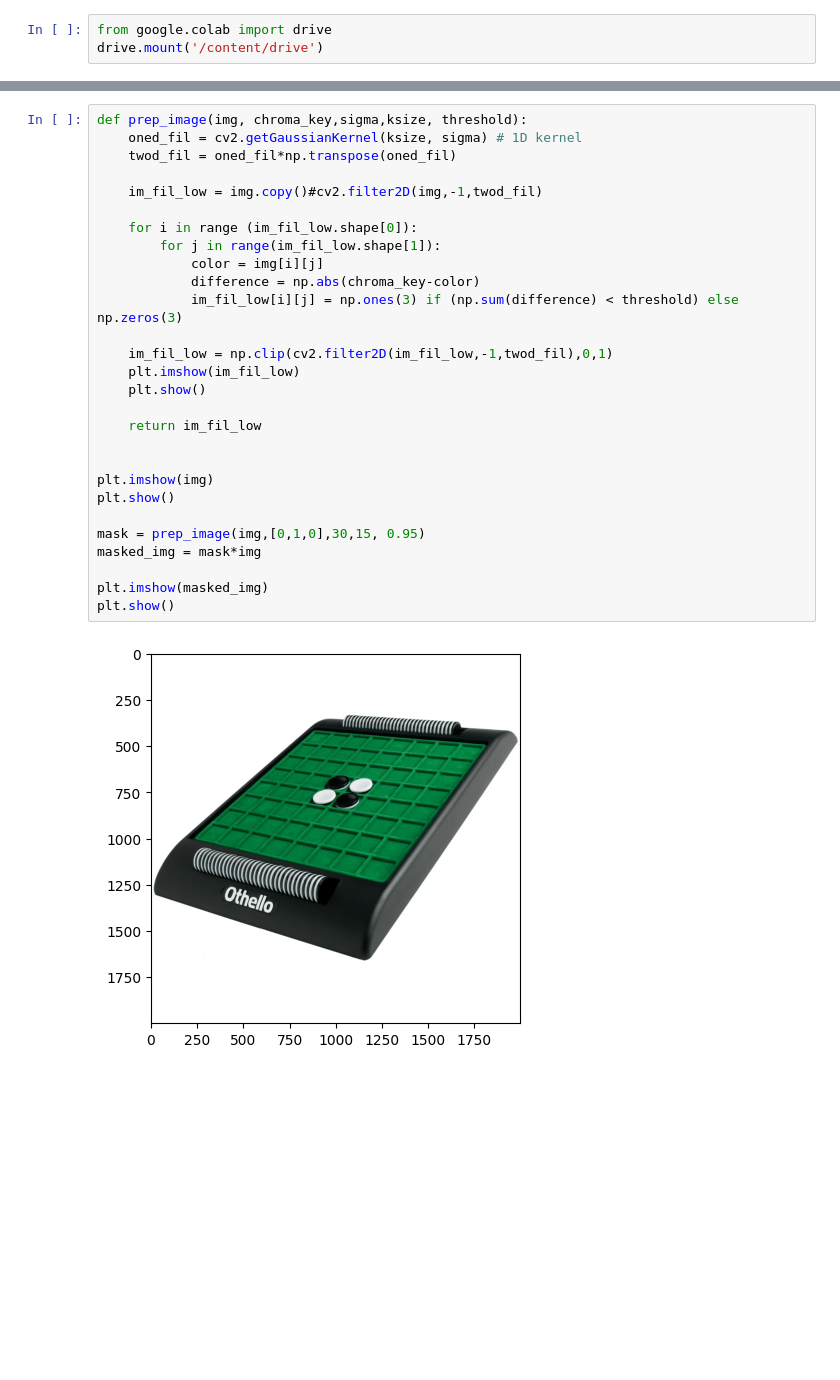
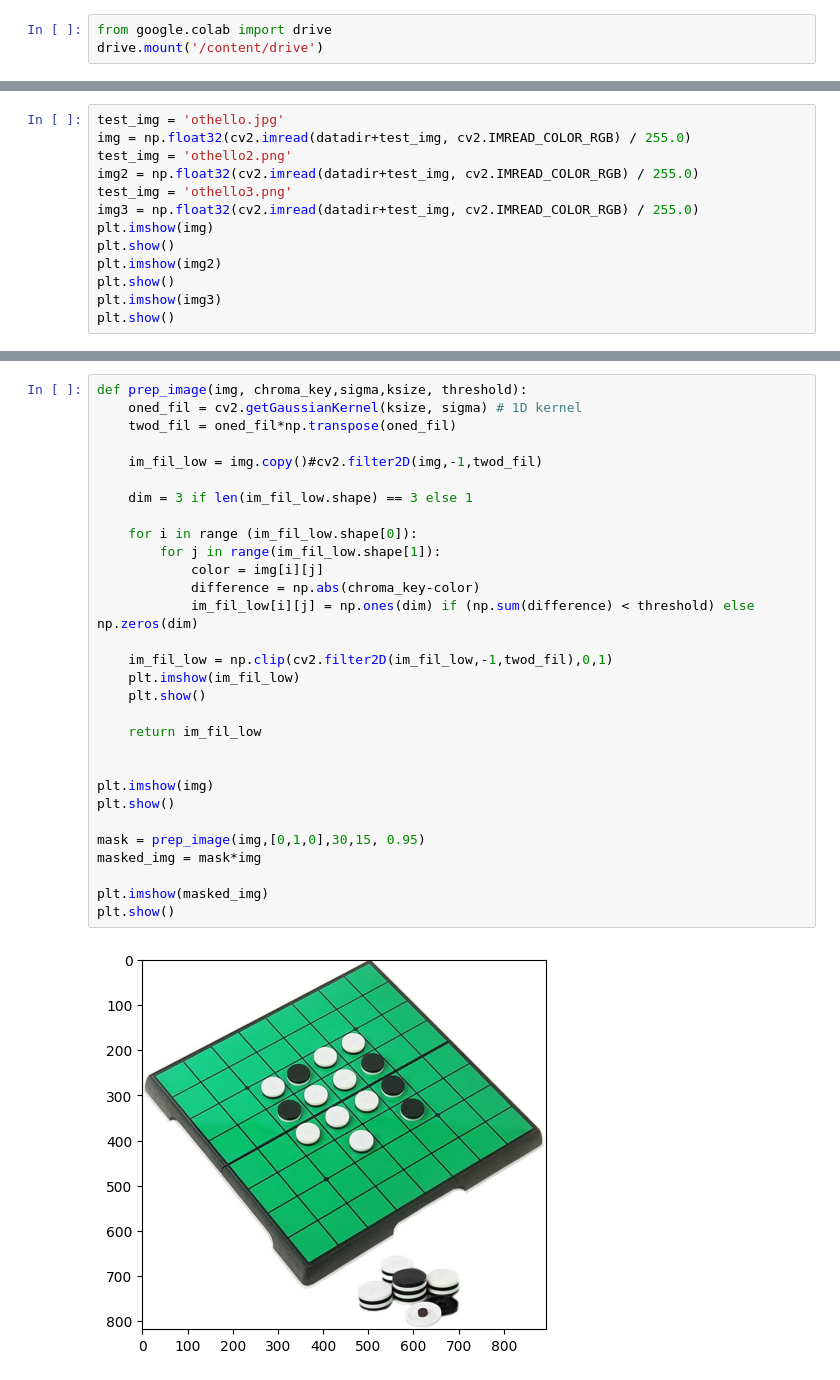
Before and after one commit to nickolas-simons/CS445_FinalProject, a Jupyter notebook: Nick/Project_4_Image_Based_Lighting_Starter.ipynb, the cells around one changed output, grey strips where cells are left out. Saved outputs shown, nothing was run; the diff lists cells and outputs as text; blank space fills up the shorter version.

```diff
--- a/Nick/Project_4_Image_Based_Lighting_Starter.ipynb
+++ b/Nick/Project_4_Image_Based_Lighting_Starter.ipynb
@@ -34,0 +29,13 @@ plt.imshow(img)
+# %%
+test_img = 'othello.jpg'
+img = np.float32(cv2.imread(datadir+test_img, cv2.IMREAD_COLOR_RGB) / 255.0)
+test_img = 'othello2.png'
+img2 = np.float32(cv2.imread(datadir+test_img, cv2.IMREAD_COLOR_RGB) / 255.0)
+test_img = 'othello3.png'
+img3 = np.float32(cv2.imread(datadir+test_img, cv2.IMREAD_COLOR_RGB) / 255.0)
+plt.imshow(img)
+plt.show()
+plt.imshow(img2)
+plt.show()
+plt.imshow(img3)
+plt.show()
@@ -35,30 +46,32 @@ plt.imshow(img)
 # %%
 def prep_image(img, chroma_key,sigma,ksize, threshold):
     oned_fil = cv2.getGaussianKernel(ksize, sigma) # 1D kernel
     twod_fil = oned_fil*np.transpose(oned_fil)
 
     im_fil_low = img.copy()#cv2.filter2D(img,-1,twod_fil)
 
+    dim = 3 if len(im_fil_low.shape) == 3 else 1
+
     for i in range (im_fil_low.shape[0]):
         for j in range(im_fil_low.shape[1]):
             color = img[i][j]
             difference = np.abs(chroma_key-color)
-            im_fil_low[i][j] = np.ones(3) if (np.sum(difference) < threshold) else np.zeros(3)
+            im_fil_low[i][j] = np.ones(dim) if (np.sum(difference) < threshold) else np.zeros(dim)
 
     im_fil_low = np.clip(cv2.filter2D(im_fil_low,-1,twod_fil),0,1)
     plt.imshow(im_fil_low)
     plt.show()
 
     return im_fil_low
 
 
 plt.imshow(img)
 plt.show()
 
 mask = prep_image(img,[0,1,0],30,15, 0.95)
 masked_img = mask*img
 
 plt.imshow(masked_img)
 plt.show()
 # %% [output]
-[figure, old version]
+[figure, new version]
```
Also changed, not shown: parts of 7 cells of this notebook.
